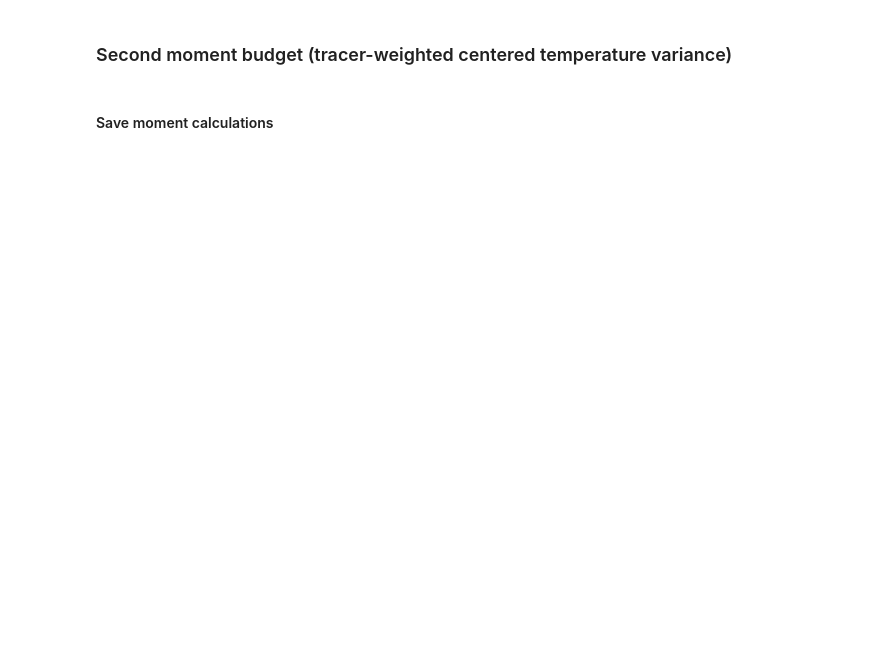
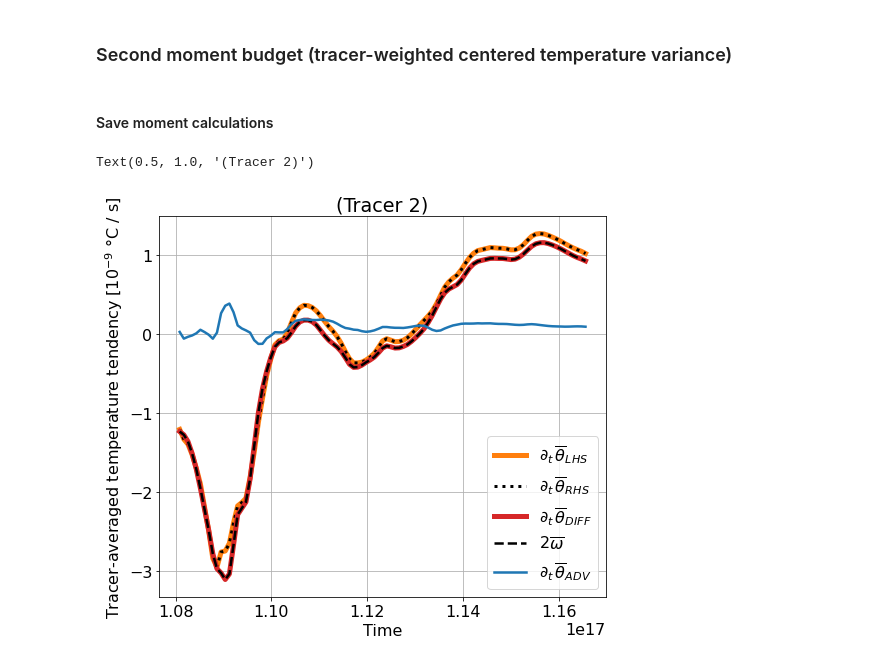
Before and after one commit to hdrake/bblturb, a Jupyter notebook: notebooks/BBTRE_tracer_analysis/1_compute_tracer_moments.ipynb, the cells around one changed output. Saved outputs shown, nothing was run; the diff lists cells and outputs as text; code cells hidden in the pictures; blank space fills up the shorter version.

```diff
--- a/notebooks/BBTRE_tracer_analysis/1_compute_tracer_moments.ipynb
+++ b/notebooks/BBTRE_tracer_analysis/1_compute_tracer_moments.ipynb
@@ -186,3 +170,18 @@ for dv in list(saving.data_vars)+list(saving.coords):
         saving = saving.drop_vars([dv])
 # %%
 saving.to_netcdf("../../data/BBTRE-tracer/tracer_moments.nc", mode='w')
+# %%
+tr = 2
+plt.figure(figsize=(8,7))
+(1e9*ds[f'd(θbar)dt_Tr0{tr}']).plot(linestyle="-", color="C1", lw=5, label=r"$\partial_{t}\, \overline{\theta}_{LHS}$")
+(1e9*ds[f'd(θbar)dt_RHS_Tr0{tr}']).plot(linestyle=":", color="k", lw=3, label=r"$\partial_{t}\, \overline{\theta}_{RHS}$")
+(1e9*ds[f'd(θbar)dt_DIFF_Tr0{tr}']).plot(color="C3", lw=5, label=r"$\partial_{t}\, \overline{\theta}_{DIFF}$")
+(1e9*ds[f'2ω_Tr0{tr}']).plot(linestyle="--", color="k",lw=2.5, label=r"$2\overline{\omega}$")
+(1e9*ds[f'd(θbar)dt_ADV_Tr0{tr}']).plot(color="C0", lw=2.5, linestyle="-", label=r"$\partial_{t}\, \overline{\theta}_{ADV}$")
+plt.legend()
+plt.ylabel(r"Tracer-averaged temperature tendency [10$^{-9}$ $\degree$C / s]")
+plt.grid(True)
+plt.title(f"(Tracer {tr})")
+# %% [output]
+Text(0.5, 1.0, '(Tracer 2)')
+[figure, added]
```
Also changed, not shown: parts of 5 cells of this notebook, 8 other files.
